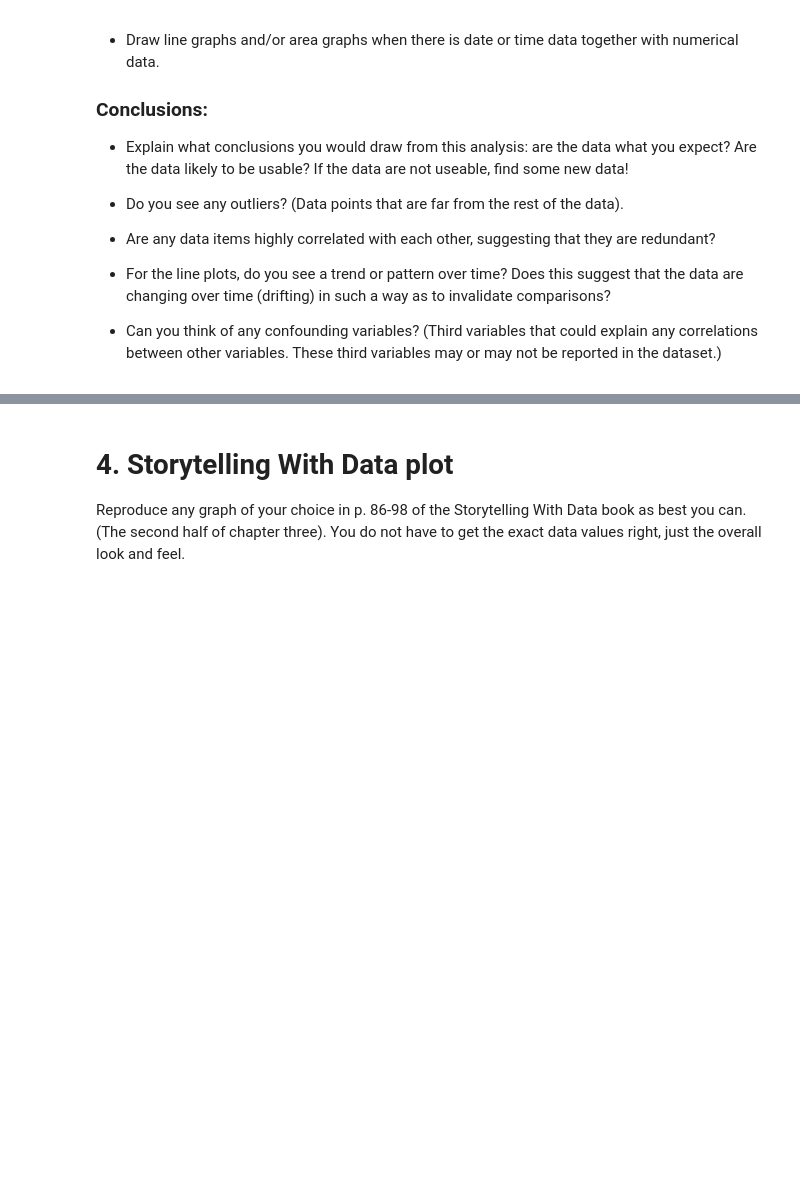
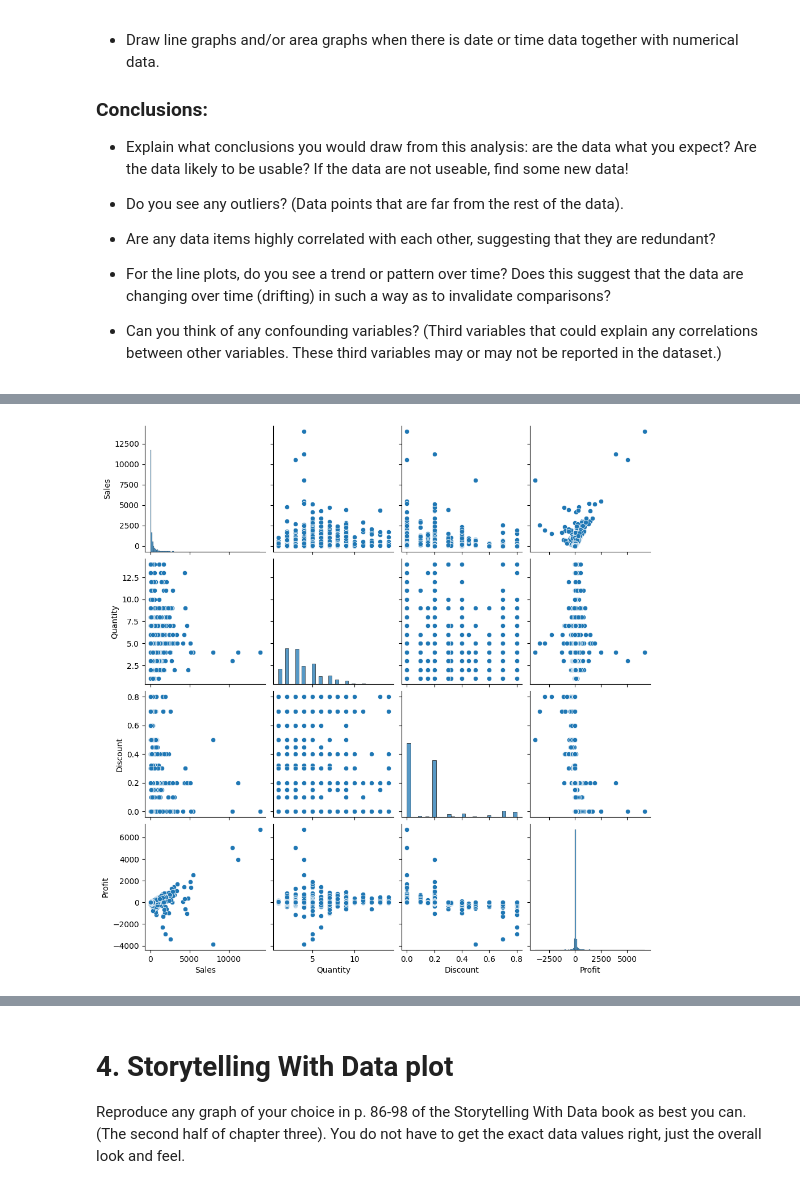
Before and after one commit to carlos00002/DX699_02, a Jupyter notebook: homework/OMDS-ModB2-Week6-Jaime-Carlos.ipynb, the cells around one changed output, grey strips where cells are left out. Cells and saved outputs as stored; diff of their text form; code cells hidden in the pictures; blank space fills up the shorter version.

```diff
--- a/homework/OMDS-ModB2-Week6-Jaime-Carlos.ipynb
+++ b/homework/OMDS-ModB2-Week6-Jaime-Carlos.ipynb
@@ -69,0 +161,8 @@ df = pd.read_csv("data/Retail_and_ECommerce/us_ecommerce/US  E-commerce records
+# %%
+#pairplot
+import seaborn as sns
+
+sns.pairplot(df[["Sales","Quantity","Discount","Profit"]])
+plt.show()
+# %% [output]
+[figure, added]
```
Also changed, not shown: parts of 11 cells of this notebook.
